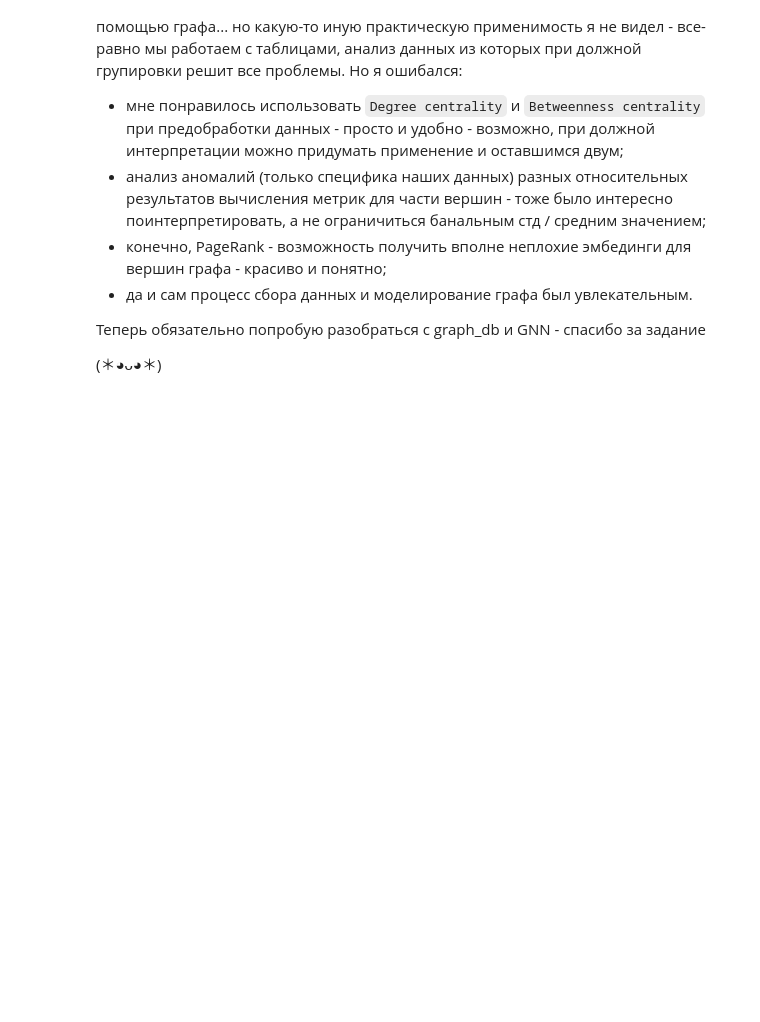
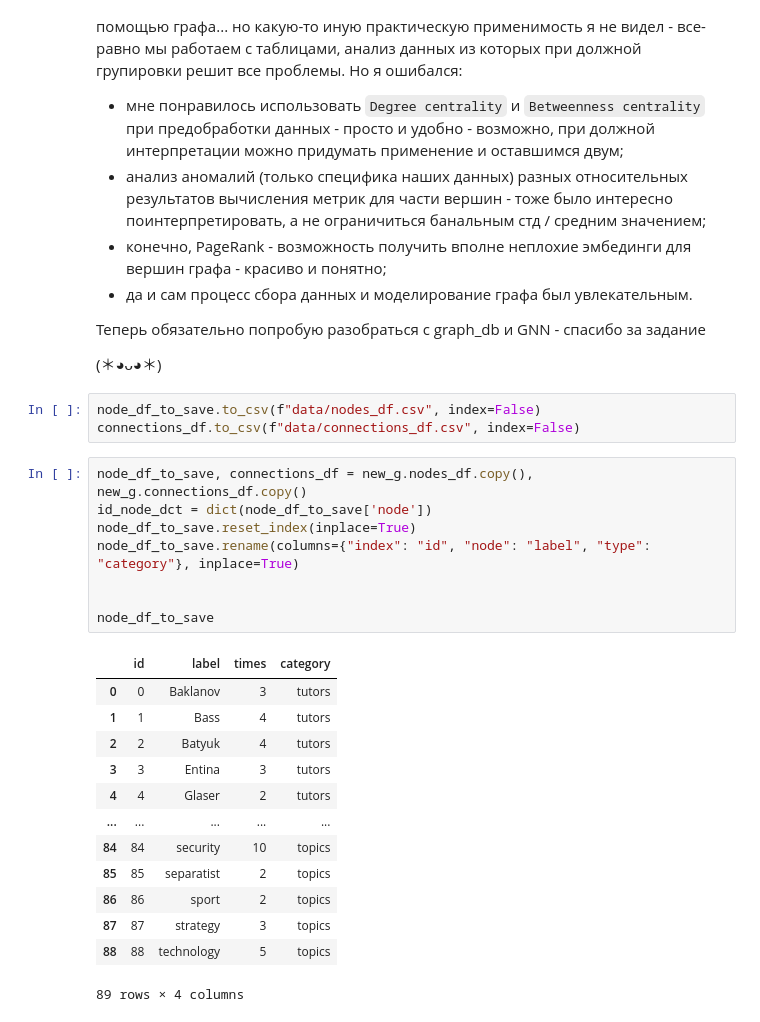
Before and after one commit to sblenlkj/Decision_Theory_HW2, a Jupyter notebook: Kanevskii_HW2.ipynb, the cells around one changed output. Cells and saved outputs as stored; diff of their text form; blank space fills up the shorter version.

```diff
--- a/Kanevskii_HW2.ipynb
+++ b/Kanevskii_HW2.ipynb
@@ -487,3 +487,28 @@ False
 Теперь обязательно попробую разобраться с graph_db и GNN - спасибо за задание
 
 (＊◕ᴗ◕＊)
+# %%
+node_df_to_save.to_csv(f"data/nodes_df.csv", index=False)
+connections_df.to_csv(f"data/connections_df.csv", index=False)
+# %%
+node_df_to_save, connections_df = new_g.nodes_df.copy(), new_g.connections_df.copy()
+id_node_dct = dict(node_df_to_save['node'])
+node_df_to_save.reset_index(inplace=True)
+node_df_to_save.rename(columns={"index": "id", "node": "label", "type": "category"}, inplace=True)
+
+
+node_df_to_save
+# %% [output]
+|  | id | label | times | category |
+| 0 | 0 | Baklanov | 3 | tutors |
+| 1 | 1 | Bass | 4 | tutors |
+| 2 | 2 | Batyuk | 4 | tutors |
+| 3 | 3 | Entina | 3 | tutors |
+| 4 | 4 | Glaser | 2 | tutors |
+| ... | ... | ... | ... | ... |
+| 84 | 84 | security | 10 | topics |
+| 85 | 85 | separatist | 2 | topics |
+| 86 | 86 | sport | 2 | topics |
+| 87 | 87 | strategy | 3 | topics |
+| 88 | 88 | technology | 5 | topics |
+89 rows × 4 columns
```
Also changed, not shown: parts of 4 cells of this notebook, 2 other files.
